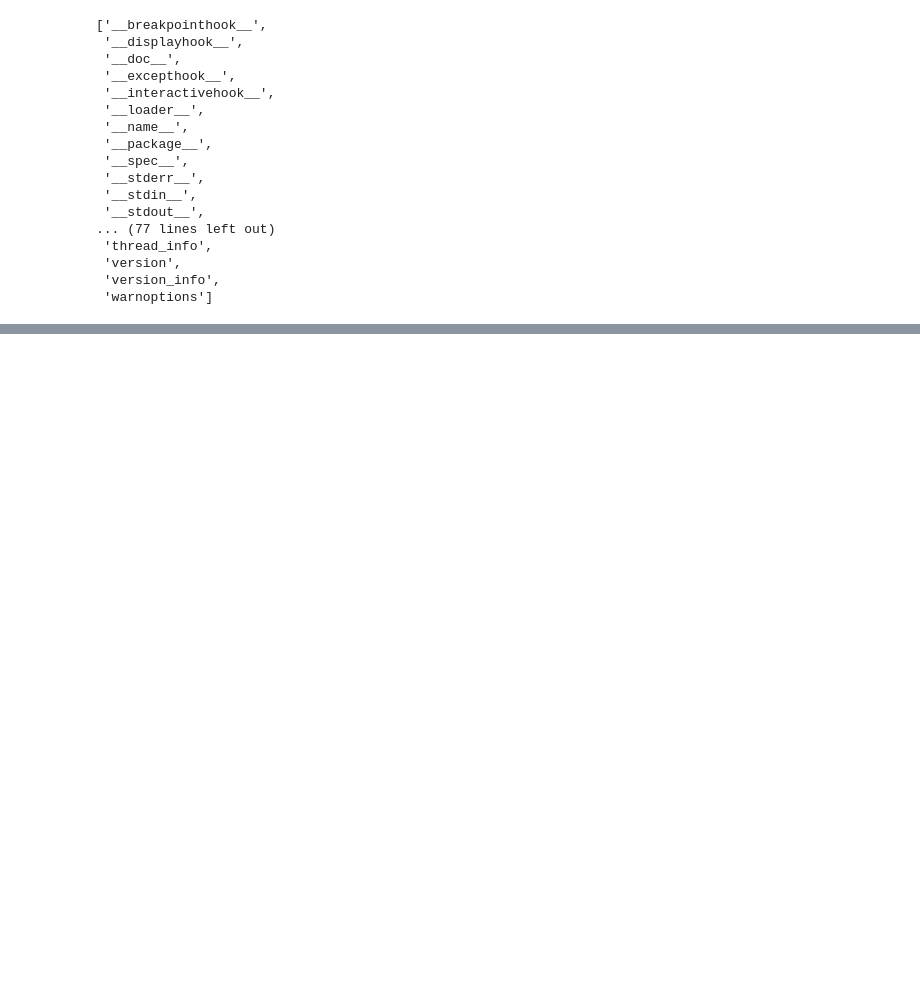
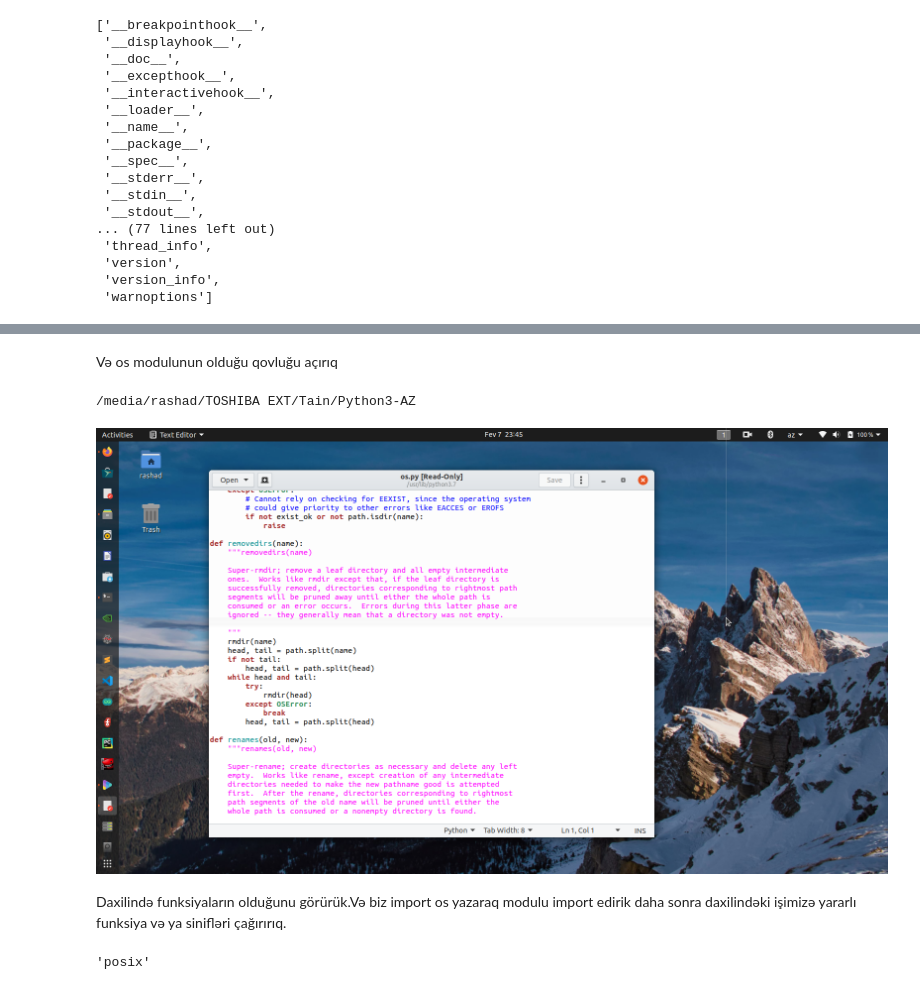
Before and after one commit to RashadGarayev/Python3-AZ, a Jupyter notebook: Modules(Modullar).ipynb, the cells around one changed output, grey strips where cells are left out. Drawn from its saved outputs; the diff is of its cells as text; code cells hidden in the pictures; blank space fills up the shorter version.

```diff
--- a/Modules(Modullar).ipynb
+++ b/Modules(Modullar).ipynb
@@ -68,0 +115,2 @@ dir(sys)
+# %% [markdown]
+Və os modulunun olduğu qovluğu açırıq
@@ -68,0 +119,16 @@ dir(sys)
+# %%
+cd /media/rashad/TOSHIBA EXT/Tain/Python3-AZ
+# %% [output]
+/media/rashad/TOSHIBA EXT/Tain/Python3-AZ
+# %%
+from IPython.display import Image
+Image("image/screen.png")
+# %% [output]
+[figure, added]
+# %% [markdown]
+Daxilində funksiyaların olduğunu görürük.Və biz import os yazaraq modulu import edirik daha sonra daxilindəki işimizə yararlı funksiya və ya sinifləri çağırırıq.
+# %%
+import os
+os.name
+# %% [output]
+'posix'
```
Also changed, not shown: parts of 5 cells of this notebook.
